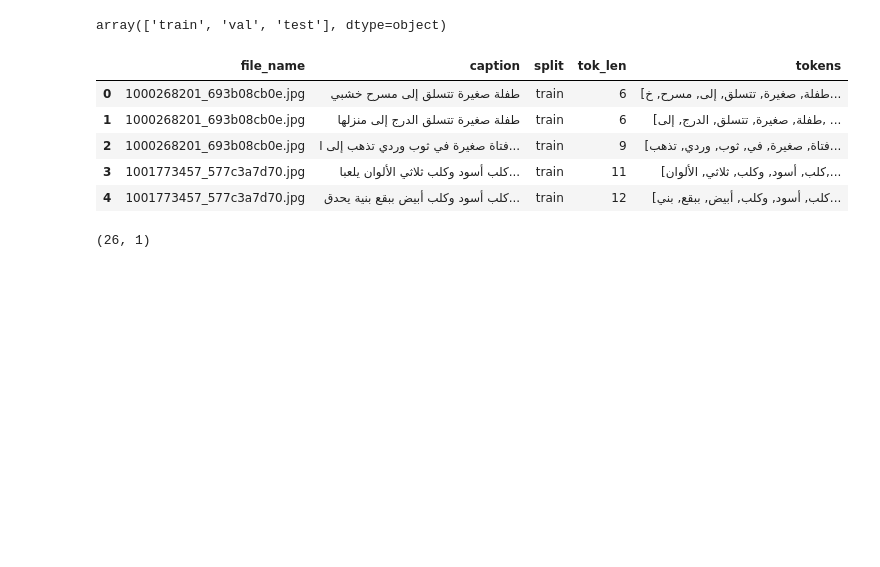
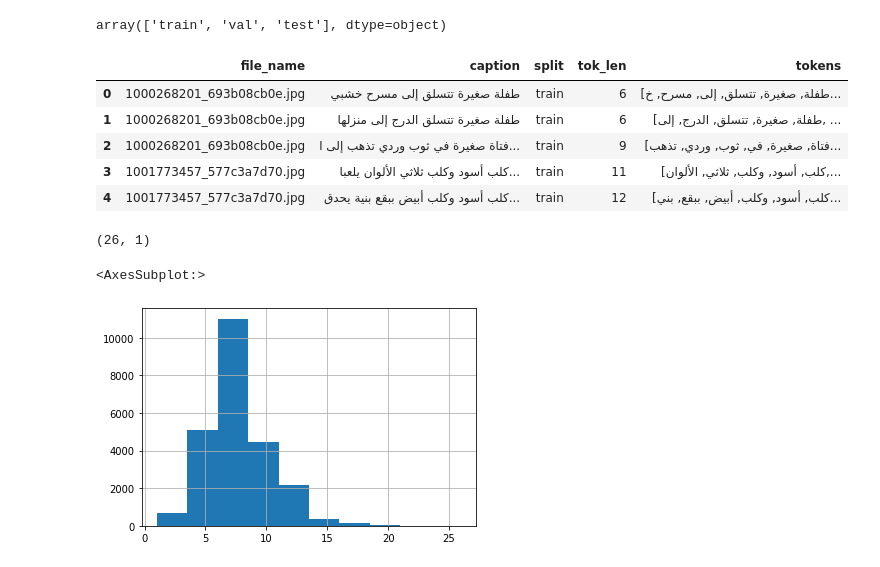
Before and after one commit to moaaztaha/Image-Captioning, a Jupyter notebook: dataset preprocessing.ipynb, the cells around one changed output. Saved outputs shown, nothing was run; the diff lists cells and outputs as text; code cells hidden in the pictures; blank space fills up the shorter version.

```diff
--- a/dataset preprocessing.ipynb
+++ b/dataset preprocessing.ipynb
@@ -317,3 +317,9 @@ df.tok_len.max(), df.tok_len.min()
 (26, 1)
 # %%
 df.to_json("ar_data.json")
+# %%
+df = pd.read_json("ar_data.json")
+df.tok_len.hist()
+# %% [output]
+<AxesSubplot:>
+[figure, added]
```
Also changed, not shown: 2 other files.
